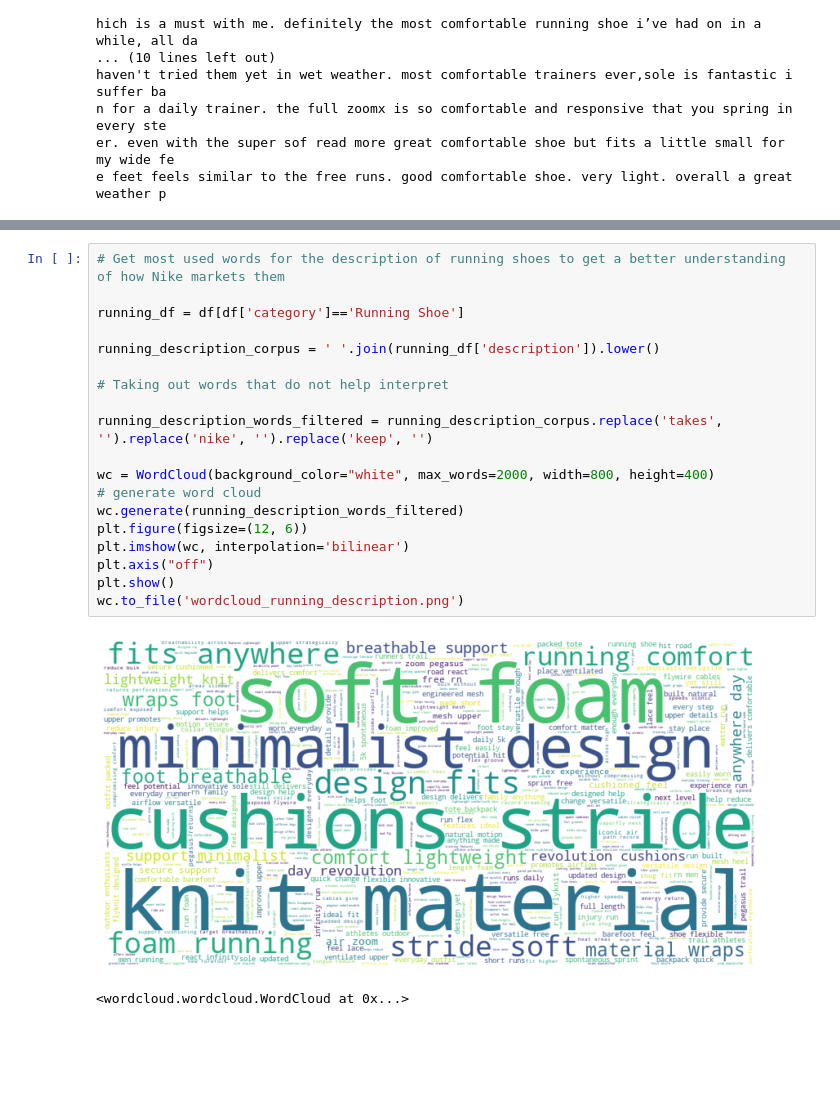
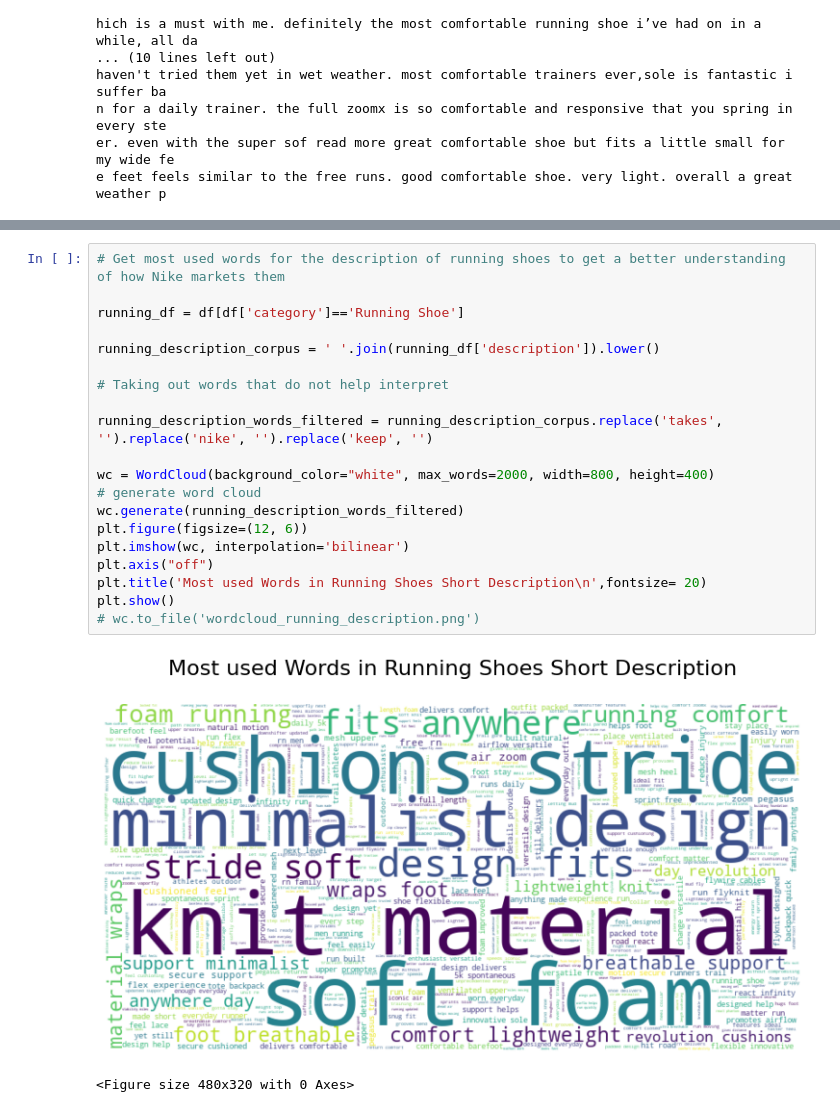
Before and after one commit to DanEllen/Nike-Shoes-Web-Scrape-and-Analysis, a Jupyter notebook: Data Analysis.ipynb, the cells around one changed output, grey strips where cells are left out. Cells and saved outputs as stored; diff of their text form; blank space fills up the shorter version.

```diff
--- a/Data Analysis.ipynb
+++ b/Data Analysis.ipynb
@@ -778,25 +775,26 @@ plt.savefig('bigrams_comfort_running.png', dpi = 300, bbox_inches = 'tight')
 # %%
 # Get most used words for the description of running shoes to get a better understanding of how Nike markets them
 
 running_df = df[df['category']=='Running Shoe']
 
 running_description_corpus = ' '.join(running_df['description']).lower()
 
 # Taking out words that do not help interpret
 
 running_description_words_filtered = running_description_corpus.replace('takes', '').replace('nike', '').replace('keep', '')
 
 wc = WordCloud(background_color="white", max_words=2000, width=800, height=400)
 # generate word cloud
 wc.generate(running_description_words_filtered)
 plt.figure(figsize=(12, 6))
 plt.imshow(wc, interpolation='bilinear')
 plt.axis("off")
+plt.title('Most used Words in Running Shoes Short Description\n',fontsize= 20)
 plt.show()
-wc.to_file('wordcloud_running_description.png')
+# wc.to_file('wordcloud_running_description.png')
 # %% [output]
-[figure, old version]
+[figure, new version]
-<wordcloud.wordcloud.WordCloud at 0x...>
+<Figure size 480x320 with 0 Axes>
 # %%
 # Get most used words for the description long of running shoes to get a better understanding of how Nike markets them
 
```
Also changed, not shown: parts of 11 cells of this notebook, 9 other files.
